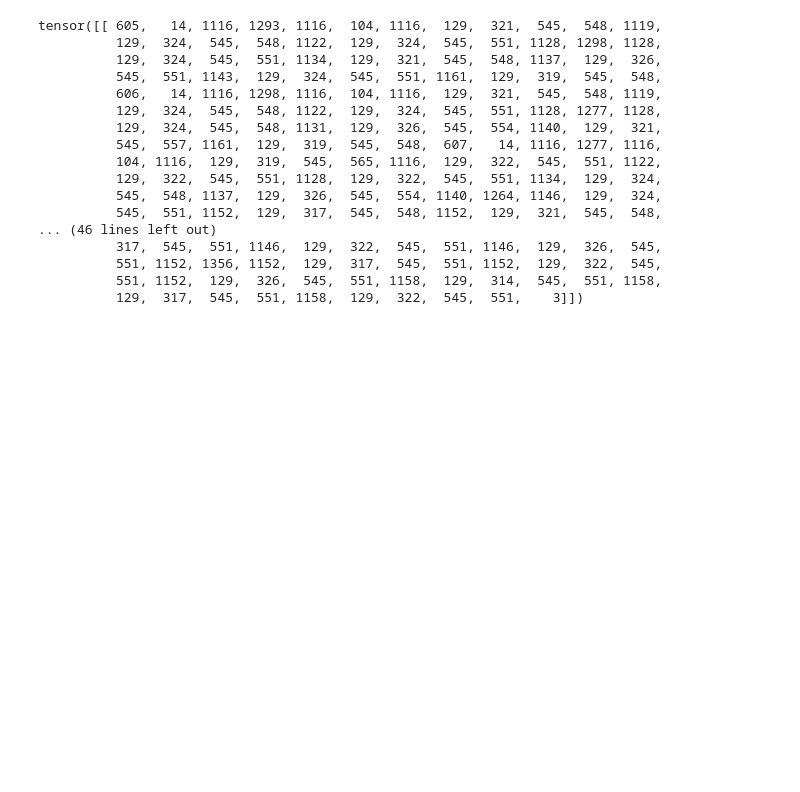
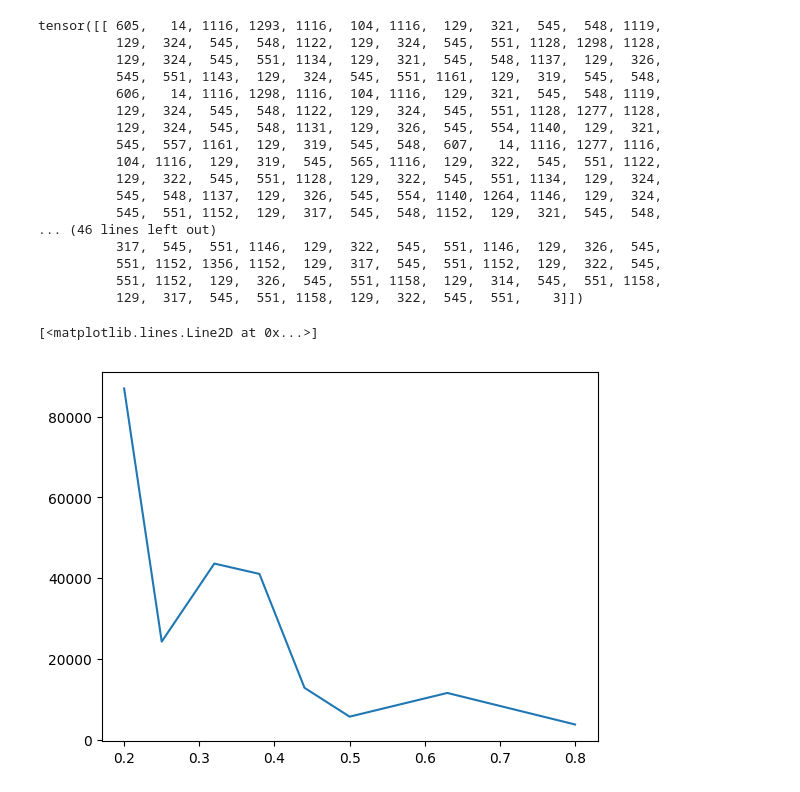
Before and after one commit to hchen605/ai_melception, a Jupyter notebook: arrange/src/tracing.ipynb, the cells around one changed output. Saved outputs shown, nothing was run; the diff lists cells and outputs as text; code cells hidden in the pictures; blank space fills up the shorter version.

```diff
--- a/arrange/src/tracing.ipynb
+++ b/arrange/src/tracing.ipynb
@@ -510,3 +510,24 @@ tensor([[ 605,   14, 1116, 1293, 1116,  104, 1116,  129,  321,  545,  548, 1119,
           551, 1152, 1356, 1152,  129,  317,  545,  551, 1152,  129,  322,  545,
           551, 1152,  129,  326,  545,  551, 1158,  129,  314,  545,  551, 1158,
           129,  317,  545,  551, 1158,  129,  322,  545,  551,    3]])
+# %%
+import numpy as np
+file = open('./rhythm_intensity.txt','r')
+all_line = np.array([])
+for line in file:
+    line = line.strip()
+    all_line = np.append(all_line, line)
+# %%
+DEFAULT_RHYTHM_INTENSITY = [0.2, 0.25, 0.32, 0.38, 0.44, 0.5, 0.63]
+count = [0,0,0,0,0,0,0,0]
+inds = np.digitize(all_line, DEFAULT_RHYTHM_INTENSITY)
+# %%
+for idx in inds:
+    count[idx] += 1
+# %%
+import matplotlib.pyplot as plt
+DEFAULT_RHYTHM_INTENSITY = [0.2, 0.25, 0.32, 0.38, 0.44, 0.5, 0.63, 0.8]
+plt.plot(DEFAULT_RHYTHM_INTENSITY, count)
+# %% [output]
+[<matplotlib.lines.Line2D at 0x...>]
+[figure, added]
```
Also changed, not shown: 9 other files.
